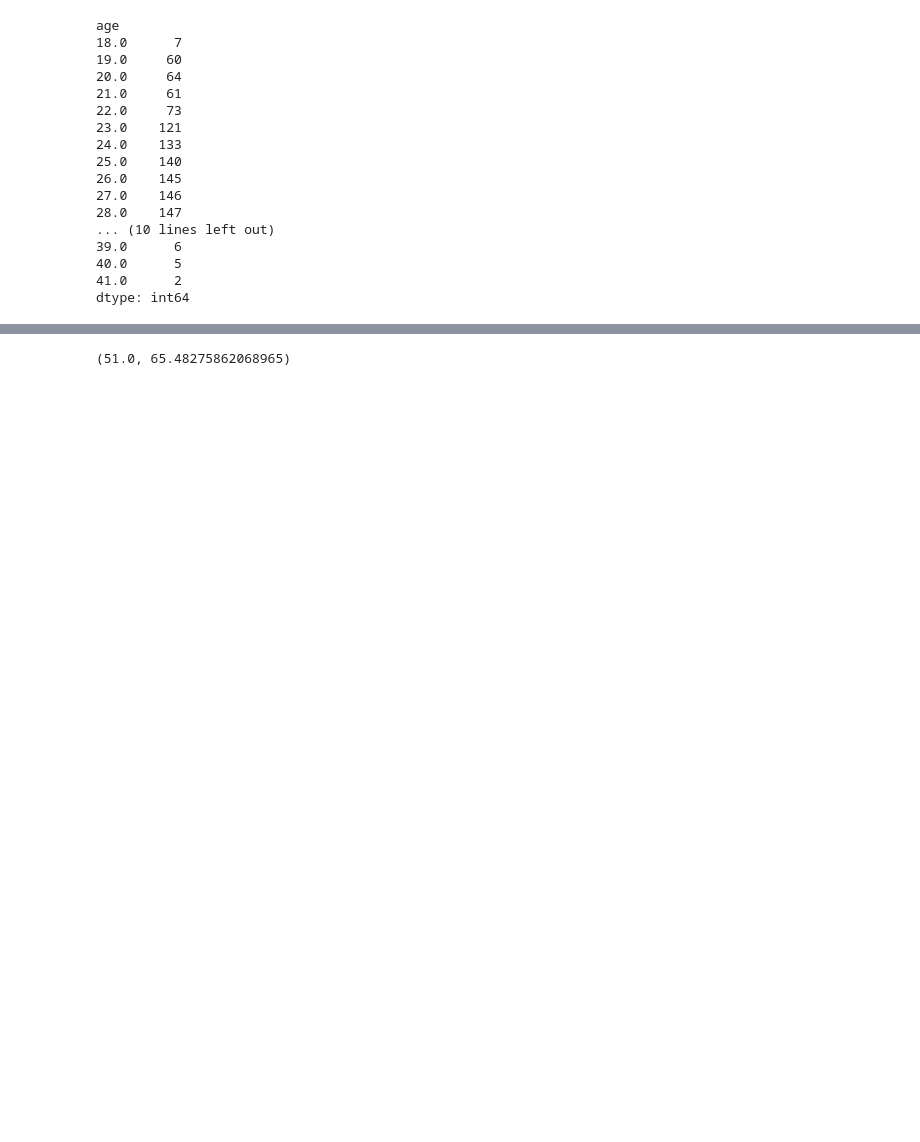
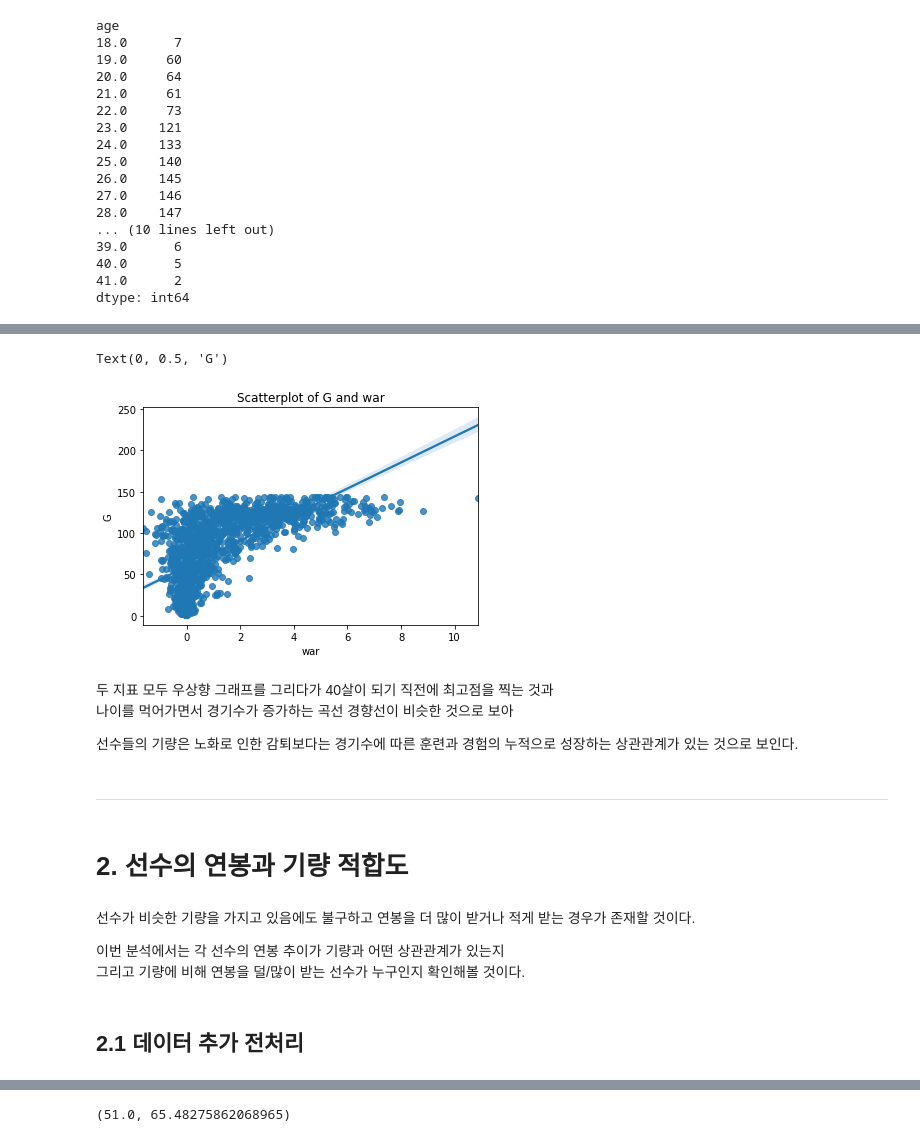
Before and after one commit to kkalkkkal/Datathon_KBO, a Jupyter notebook: KBO_MoneyBall.ipynb, the cells around one changed output, grey strips where cells are left out. Cells and saved outputs as stored; diff of their text form; code cells hidden in the pictures; blank space fills up the shorter version.

```diff
--- a/KBO_MoneyBall.ipynb
+++ b/KBO_MoneyBall.ipynb
@@ -752,0 +752,25 @@ final_data[['year' , 'batter_name']].groupby('year').nunique()
+# %%
+ax1 = plt.subplots()
+ax1 = sns.regplot(x='war', y='G', data=data2)
+ax1.set_title('Scatterplot of G and war')
+ax1.set_xlabel('war')
+ax1.set_ylabel('G')
+# %% [output]
+Text(0, 0.5, 'G')
+[figure, added]
+# %% [markdown]
+두 지표 모두 우상향 그래프를 그리다가 40살이 되기 직전에 최고점을 찍는 것과 <br>
+나이를 먹어가면서 경기수가 증가하는 곡선 경향선이 비슷한 것으로 보아
+
+선수들의 기량은 노화로 인한 감퇴보다는 경기수에 따른 훈련과 경험의 누적으로 성장하는 상관관계가 있는 것으로 보인다.
+# %% [markdown]
+-----------------
+# %% [markdown]
+# 2. 선수의 연봉과 기량 적합도
+# %% [markdown]
+선수가 비슷한 기량을 가지고 있음에도 불구하고 연봉을 더 많이 받거나 적게 받는 경우가 존재할 것이다.
+
+이번 분석에서는 각 선수의 연봉 추이가 기량과 어떤 상관관계가 있는지<br>
+그리고 기량에 비해 연봉을 덜/많이 받는 선수가 누구인지 확인해볼 것이다.
+# %% [markdown]
+## 2.1 데이터 추가 전처리
```
Also changed, not shown: parts of 86 cells of this notebook.
